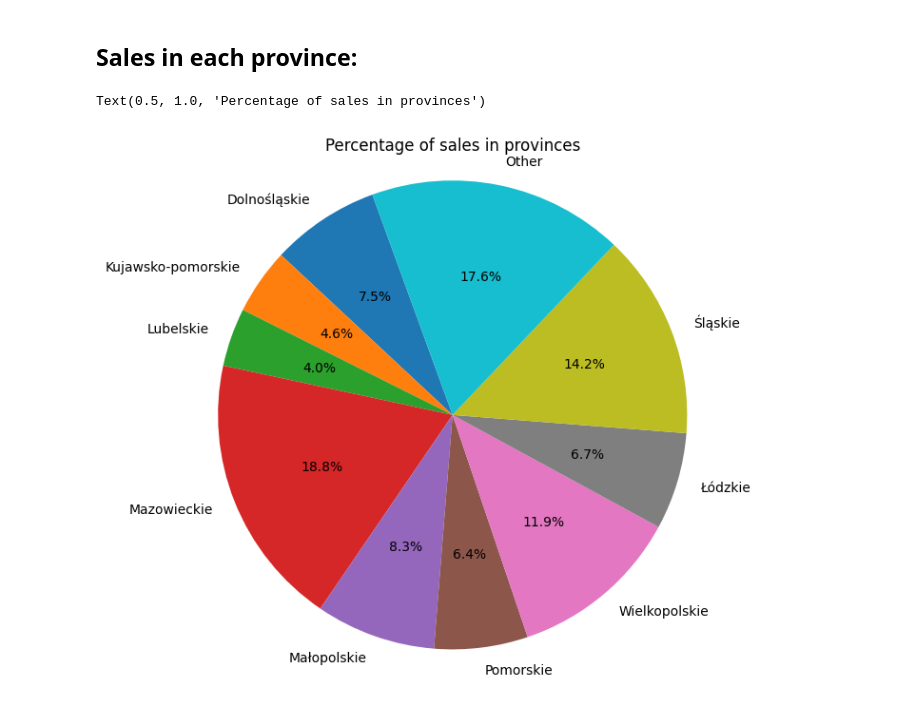
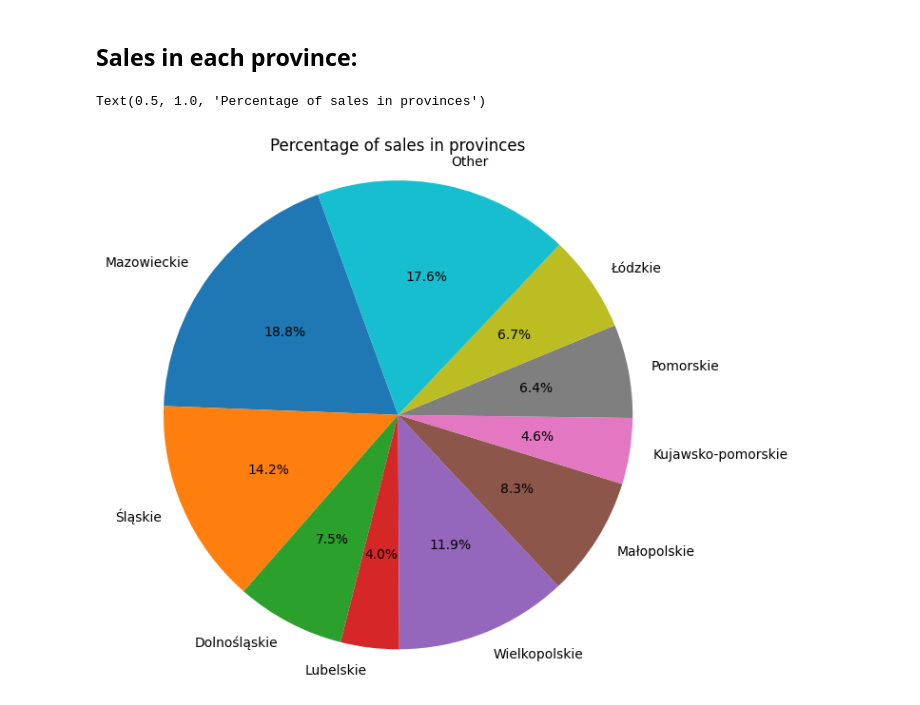
Before and after one commit to buli03/FirstJupyterNotebook, a Jupyter notebook: TestingJupi.ipynb, the cells around one changed output. Cells and saved outputs as stored; diff of their text form; code cells hidden in the pictures.

```diff
--- a/TestingJupi.ipynb
+++ b/TestingJupi.ipynb
@@ -35,22 +35,18 @@ print(df)
 # %% [markdown]
 ## Bar diagram showing sales of cars over the years:
 # %%
-years = df.year.unique()
-years.sort()
-
-# prepare !dict_of_sales keys by inputing !years values
+# fill !dict_of_sales keys by inputing !years values
 
 dict_of_sales = {}
-for i in years:
-    if i not in dict_of_sales.keys():
-        dict_of_sales[i] = 0
+for i in df.index:
+    if df.year[i] not in dict_of_sales.keys():
+        dict_of_sales[df.year[i]] = 1
+    else:
+        dict_of_sales[df.year[i]] += 1
 
-# get number of sales for each year with !dict_of_sales
+dict(sorted(dict_of_sales.items()))
 
-for ind in df.index:
-    if df["year"][ind] in dict_of_sales:
-        dict_of_sales[df["year"][ind]] += 1
-#print(dict_of_sales)
+# show number of sales for each year with !dict_of_sales
 
 dict_years_keys = list(dict_of_sales.keys())
 dict__years_vals = list(dict_of_sales.values())
@@ -65,41 +61,35 @@ Text(0.5, 1.0, 'Sales of cars over all years')
 # %% [markdown]
 ## Sales in each province:
 # %%
-provinces = df.province.unique()
-provinces.sort()
-
 # prepare !dict_of_provinces keys by inputing !years values
 
 dict_of_provinces = {}
-for i in provinces:
-    if i not in dict_of_provinces.keys():
-        dict_of_provinces[i] = 0
-
-# get number of sales for each province with !dict_of_provinces
-
-for ind in df.index:
-    if df["province"][ind] in dict_of_provinces:
-        dict_of_provinces[df["province"][ind]] += 1
+for i in df.index:
+    if df.province[i] not in dict_of_provinces.keys():
+        dict_of_provinces[df.province[i]] = 1
+    else:
+        dict_of_provinces[df.province[i]] += 1
 
 # combining to table other with value less than 3.5% of all
 all = len(df.index)
+
 dict_of_provinces["Other"] = 0
 list_of_toDelete = []
 for i in dict_of_provinces.keys():
-    if float(dict_of_provinces[i]) / all < 0.035:
+    if float(dict_of_provinces[i]) / all < 0.035 and i != "Other":
         dict_of_provinces["Other"] += dict_of_provinces[i]
         list_of_toDelete.append(i)
 
 #delete from dictionary keys no longer in interest
 for i in list_of_toDelete:
     del dict_of_provinces[i]
 
 dict_provinces_keys = list(dict_of_provinces.keys())
 dict_provinces_vals = list(dict_of_provinces.values())
 figPie, bx = plt.subplots(figsize=(7,7))
 bx.pie(dict_provinces_vals, labels=dict_provinces_keys, autopct='%1.1f%%',shadow=False, startangle=110)
 bx.axis('equal')
 bx.set_title("Percentage of sales in provinces")
 # %% [output]
 Text(0.5, 1.0, 'Percentage of sales in provinces')
-[figure, old version]
+[figure, new version]
```
Also changed, not shown: parts of 2 cells of this notebook, 3 other files.
